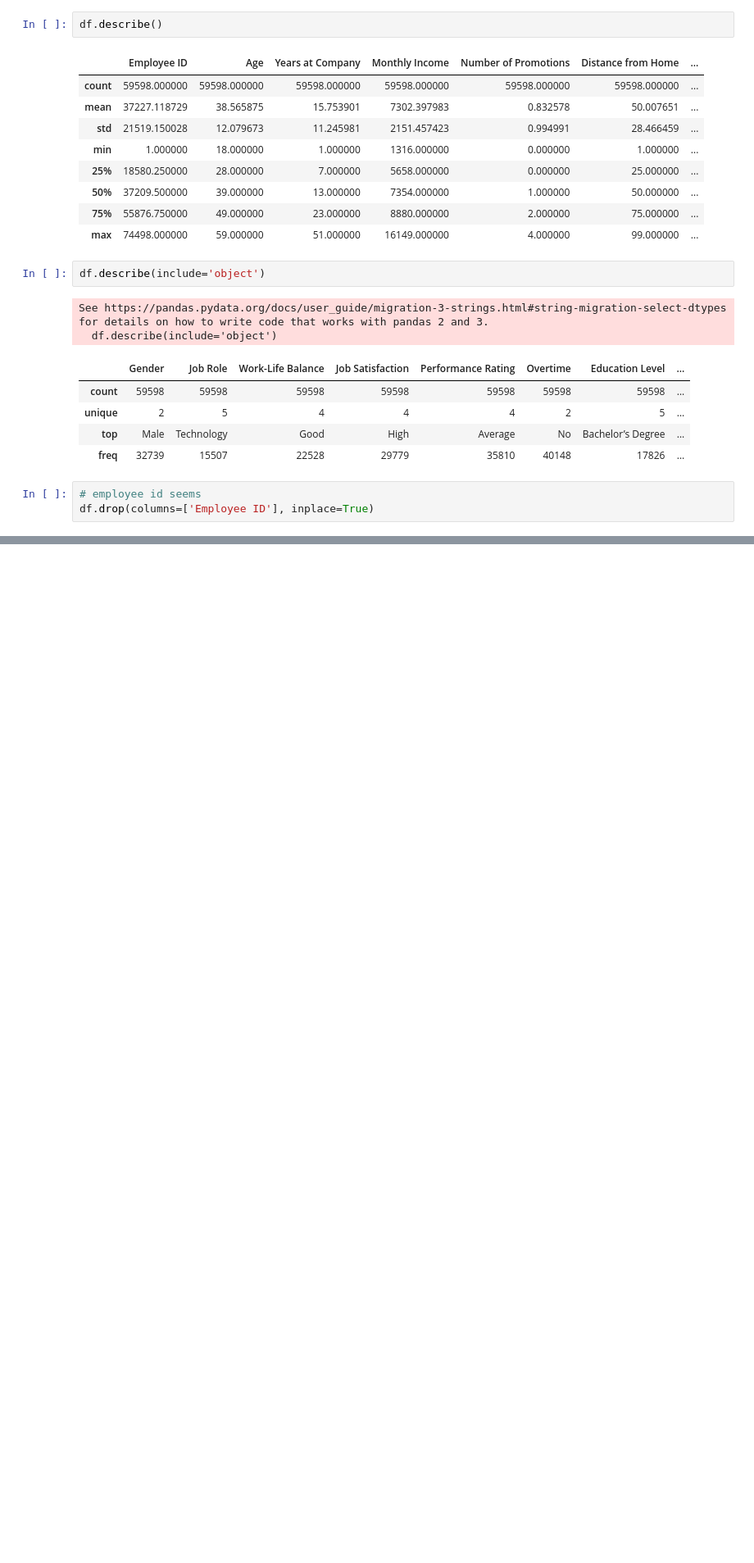
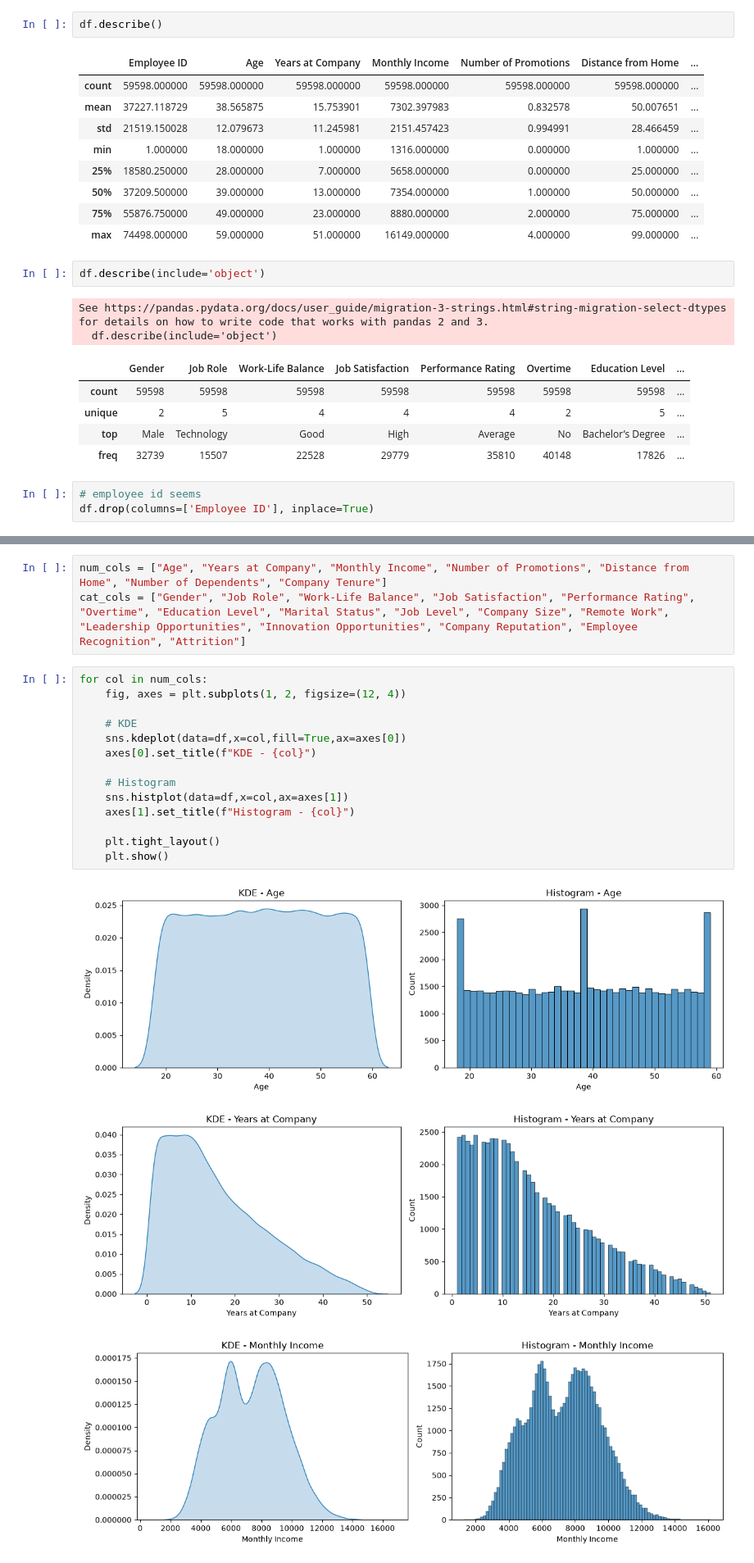
Before and after one commit to KrrishAg/Employee-Churn-Prediction, a Jupyter notebook: eda/notebook.ipynb, the cells around one changed output, grey strips where cells are left out. Shown at 82% size. Saved outputs shown, nothing was run; the diff lists cells and outputs as text; blank space fills up the shorter version.

```diff
--- a/eda/notebook.ipynb
+++ b/eda/notebook.ipynb
@@ -94,0 +106,21 @@ df.drop(columns=['Employee ID'], inplace=True)
+# %%
+num_cols = ["Age", "Years at Company", "Monthly Income", "Number of Promotions", "Distance from Home", "Number of Dependents", "Company Tenure"]
+cat_cols = ["Gender", "Job Role", "Work-Life Balance", "Job Satisfaction", "Performance Rating", "Overtime", "Education Level", "Marital Status", "Job Level", "Company Size", "Remote Work", "Leadership Opportunities", "Innovation Opportunities", "Company Reputation", "Employee Recognition", "Attrition"]
+# %%
+for col in num_cols:
+    fig, axes = plt.subplots(1, 2, figsize=(12, 4))
+
+    # KDE
+    sns.kdeplot(data=df,x=col,fill=True,ax=axes[0])
+    axes[0].set_title(f"KDE - {col}")
+
+    # Histogram
+    sns.histplot(data=df,x=col,ax=axes[1])
+    axes[1].set_title(f"Histogram - {col}")
+
+    plt.tight_layout()
+    plt.show()
+# %% [output]
+[figure, added]
+[figure, added]
+[figure, added]
```
Also changed, not shown: parts of 5 cells of this notebook, 1 other file.
